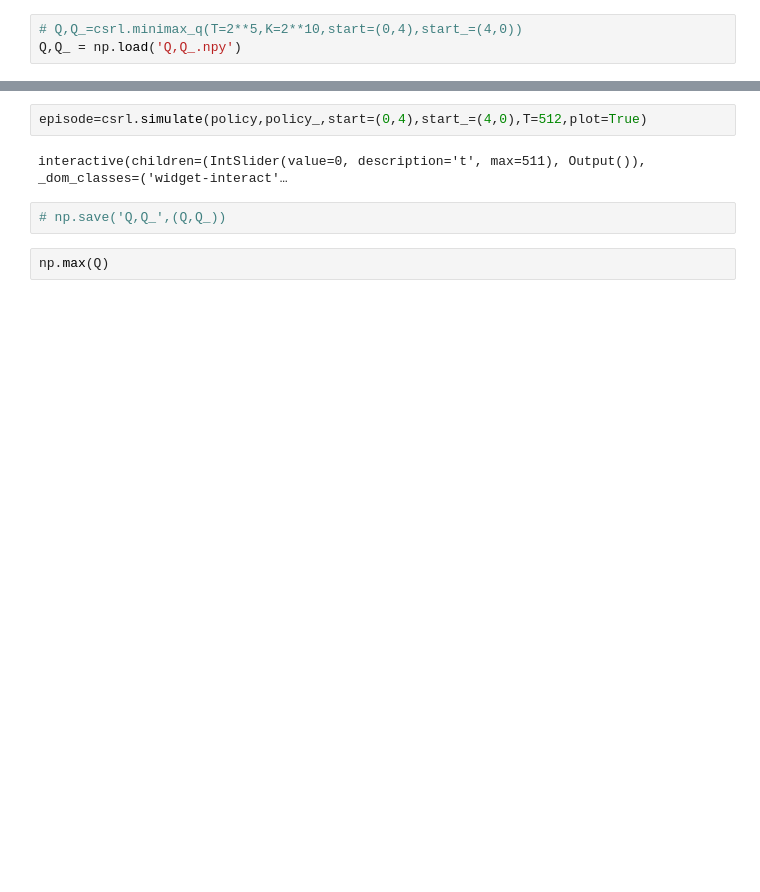
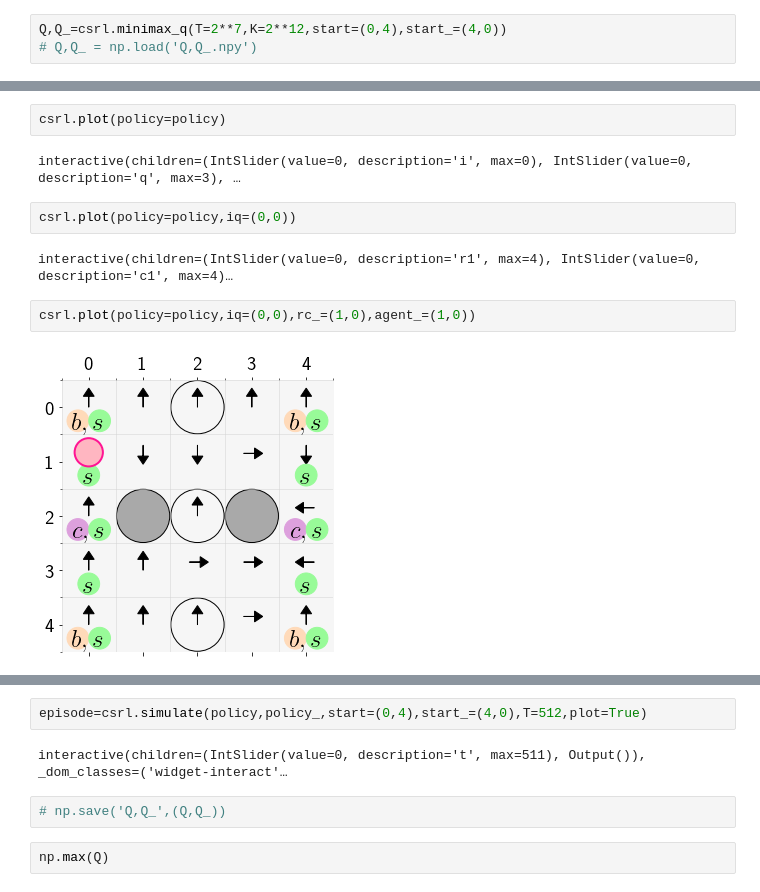
Before and after one commit to ICRA-2020/csrl, a Jupyter notebook: Adversary.ipynb, the cells around one changed output, grey strips where cells are left out. Saved outputs shown, nothing was run; the diff lists cells and outputs as text; blank space fills up the shorter version.

```diff
--- a/Adversary.ipynb
+++ b/Adversary.ipynb
@@ -58,6 +70,6 @@ oa.__dict__
 # %%
-# Q,Q_=csrl.minimax_q(T=2**5,K=2**10,start=(0,4),start_=(4,0))
-Q,Q_ = np.load('Q,Q_.npy')
+Q,Q_=csrl.minimax_q(T=2**7,K=2**12,start=(0,4),start_=(4,0))
+# Q,Q_ = np.load('Q,Q_.npy')
 # %%
 policy = np.argmax(Q,axis=-1)
 policy_ = np.argmin(Q_,axis=-1)
@@ -67,0 +80,12 @@ interactive(children=(IntSlider(value=0, description='i', max=0), IntSlider(valu
+# %%
+csrl.plot(policy=policy)
+# %% [output]
+interactive(children=(IntSlider(value=0, description='i', max=0), IntSlider(value=0, description='q', max=3), …
+# %%
+csrl.plot(policy=policy,iq=(0,0))
+# %% [output]
+interactive(children=(IntSlider(value=0, description='r1', max=4), IntSlider(value=0, description='c1', max=4)…
+# %%
+csrl.plot(policy=policy,iq=(0,0),rc_=(1,0),agent_=(1,0))
+# %% [output]
+[figure, added]
```
Also changed, not shown: parts of 7 cells of this notebook, 3 other files.
